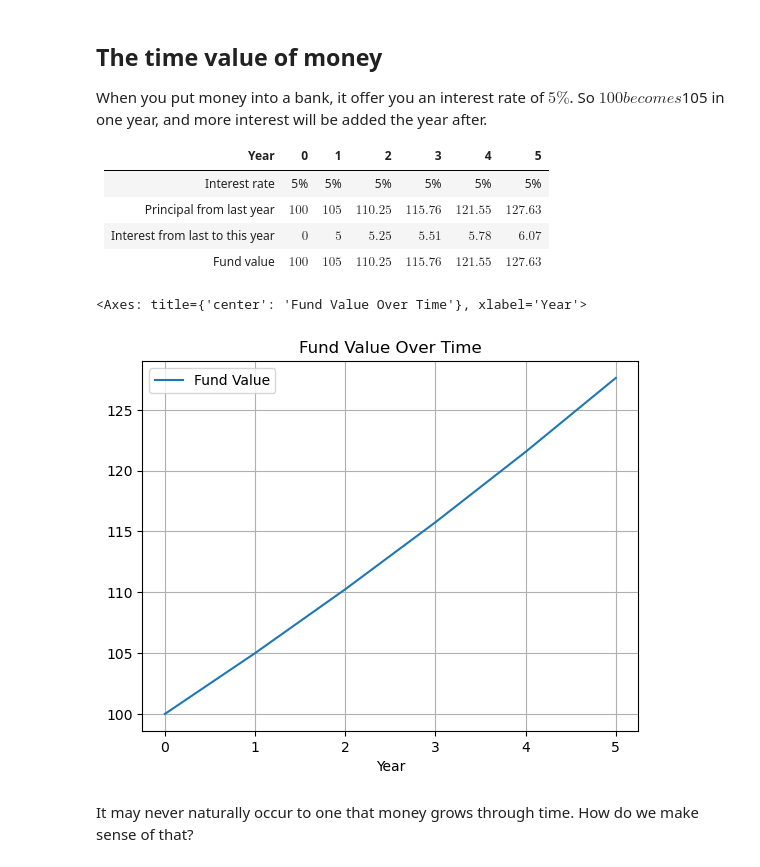
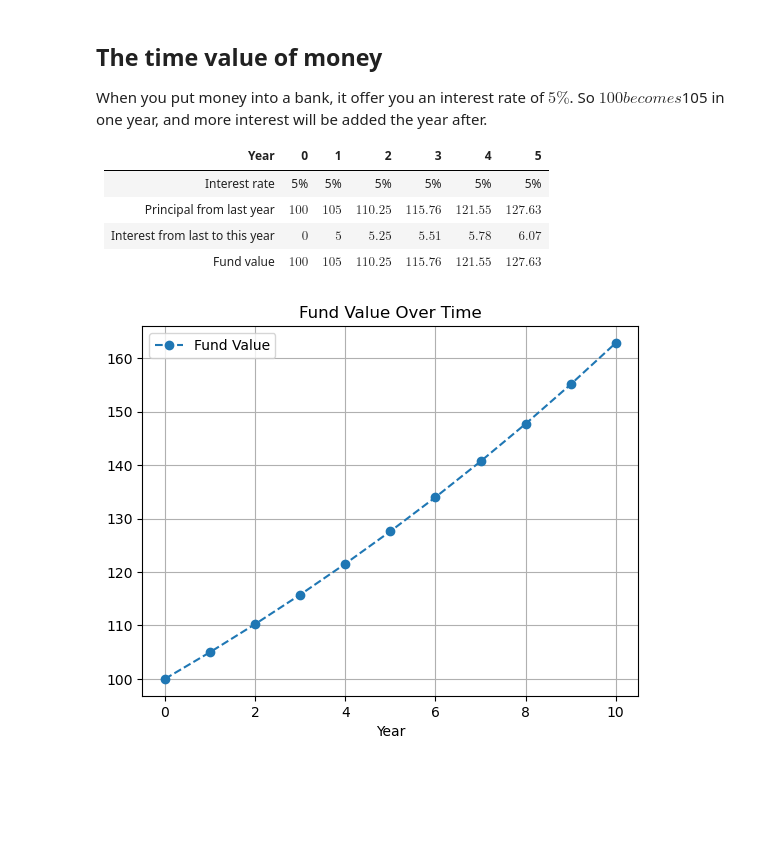
Before and after one commit to xintong0087/jeremyMath, a Jupyter notebook: otherTopics/financialMath/introductionToFinance.ipynb, the cells around one changed output. Drawn from its saved outputs; the diff is of its cells as text; code cells hidden in the pictures; blank space fills up the shorter version.

```diff
--- a/otherTopics/financialMath/introductionToFinance.ipynb
+++ b/otherTopics/financialMath/introductionToFinance.ipynb
@@ -12,29 +12,3 @@ So $100 becomes $105 in one year, and more interest will be added the year after
 | Principal from last year | $100$ | $105$ | $110.25$ | $115.76$ | $121.55$ | $127.63$ |
 | Interest from last to this year | $0$ | $5$ | $5.25$ | $5.51$ | $5.78$ | $6.07$ |
 | Fund value| $100$ | $105$ | $110.25$ | $115.76$ | $121.55$ | $127.63$ |
-# %%
-import pandas as pd
-
-principal = 100
-interestRate = 0.05
-investmentTime = 5
-
-fundValue = pd.Series(range(investmentTime + 1))
-
-fundValue.name = 'Fund Value'
-fundValue.index.name = 'Year'
-
-fundValue[0] = principal
-
-for i in range(investmentTime):
-    fundValue[i + 1] = fundValue[i] * (1 + interestRate)
-
-fundValue
-
-fundValue.plot(title = 'Fund Value Over Time', grid = True, legend = True)
-# %% [output]
-<Axes: title={'center': 'Fund Value Over Time'}, xlabel='Year'>
-[figure, removed]
-# %% [markdown]
-It may never naturally occur to one that money grows through time.
-How do we make sense of that?
@@ -40,0 +81,9 @@ How do we make sense of that?
+# %%
+principal = 100
+interestRate = 0.05
+investmentTime = 10
+returnSeries = False
+
+plotFundValue(principal, interestRate, investmentTime, returnSeries)
+# %% [output]
+[figure, added]
```
Also changed, not shown: parts of 9 cells of this notebook.
